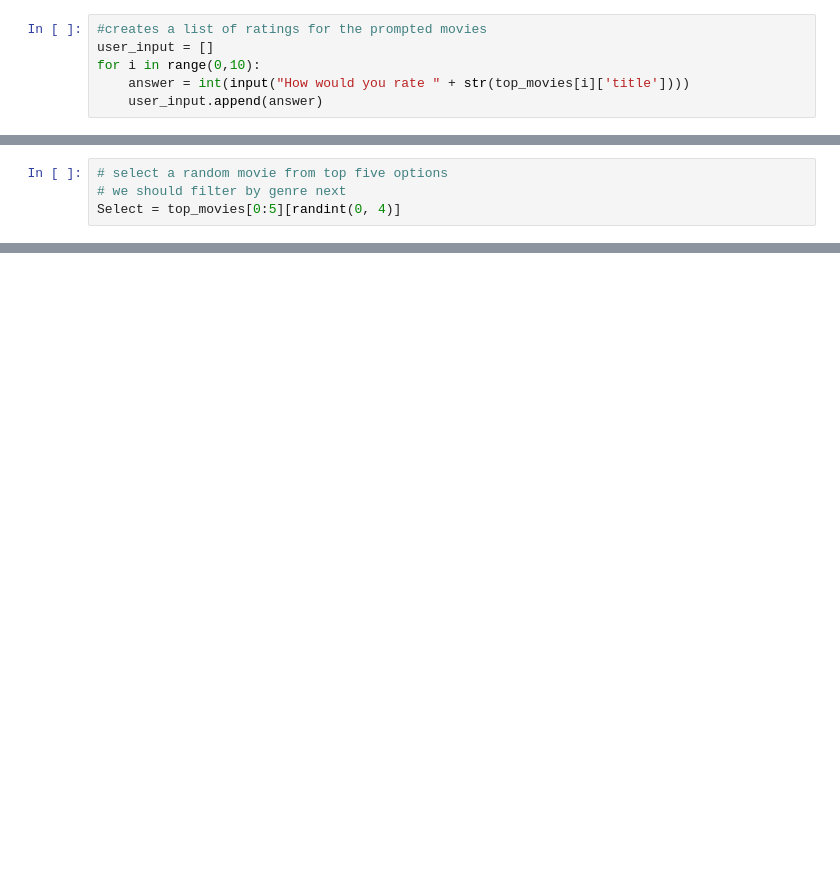
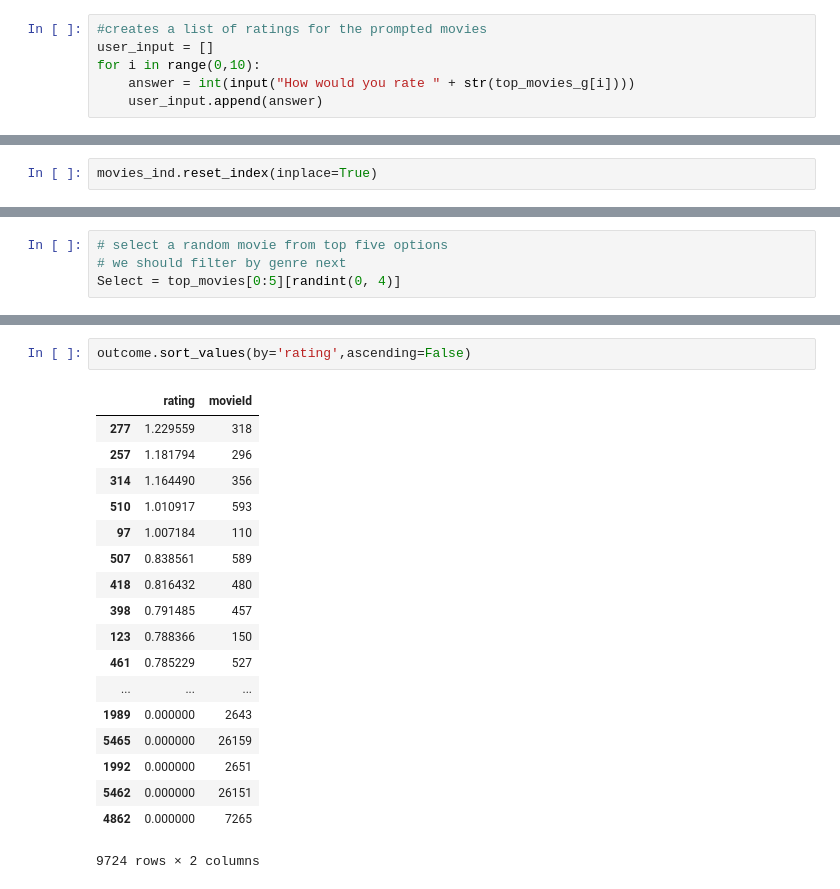
Before and after one commit to julian801/JC_Movie_Recommender, a Jupyter notebook: No_longer_crap.ipynb, the cells around one changed output, grey strips where cells are left out. Cells and saved outputs as stored; diff of their text form; blank space fills up the shorter version.

```diff
--- a/No_longer_crap.ipynb
+++ b/No_longer_crap.ipynb
@@ -47,6 +55,6 @@ for x in top['movieId']:
 #creates a list of ratings for the prompted movies
 user_input = []
 for i in range(0,10):
-    answer = int(input("How would you rate " + str(top_movies[i]['title'])))
+    answer = int(input("How would you rate " + str(top_movies_g[i])))
     user_input.append(answer)
 # %% [output]
@@ -77,0 +71,2 @@ for x in range(0,10):
+# %%
+movies_ind.reset_index(inplace=True)
@@ -183,0 +242,21 @@ Select
+# %%
+outcome.sort_values(by='rating',ascending=False)
+# %% [output]
+|  | rating | movieId |
+| 277 | 1.229559 | 318 |
+| 257 | 1.181794 | 296 |
+| 314 | 1.164490 | 356 |
+| 510 | 1.010917 | 593 |
+| 97 | 1.007184 | 110 |
+| 507 | 0.838561 | 589 |
+| 418 | 0.816432 | 480 |
+| 398 | 0.791485 | 457 |
+| 123 | 0.788366 | 150 |
+| 461 | 0.785229 | 527 |
+| ... | ... | ... |
+| 1989 | 0.000000 | 2643 |
+| 5465 | 0.000000 | 26159 |
+| 1992 | 0.000000 | 2651 |
+| 5462 | 0.000000 | 26151 |
+| 4862 | 0.000000 | 7265 |
+9724 rows × 2 columns
```
Also changed, not shown: parts of 24 cells of this notebook.
